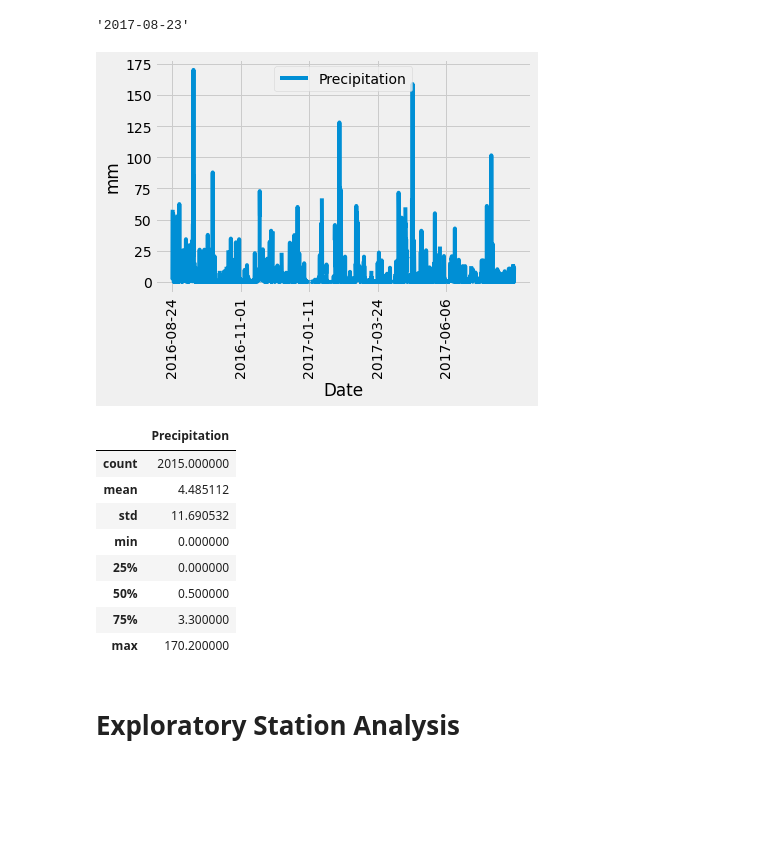
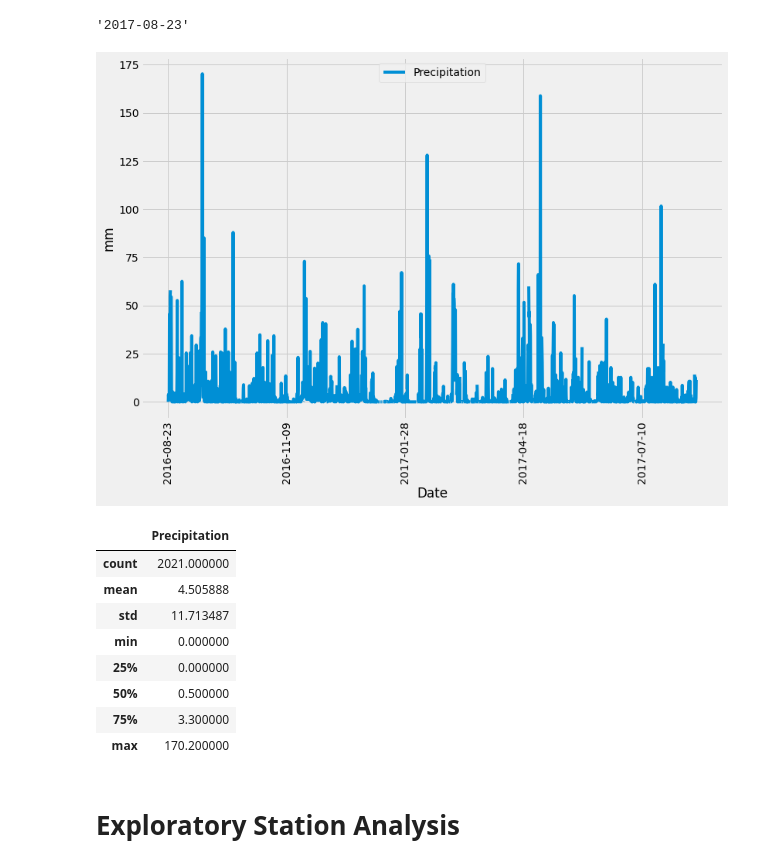
Before and after one commit to AnushDeCosta/sqlalchemy-SurfsUp-Analysis, a Jupyter notebook: SurfsUp/climate_Final.ipynb, the cells around one changed output. Saved outputs shown, nothing was run; the diff lists cells and outputs as text; code cells hidden in the pictures; blank space fills up the shorter version.

```diff
--- a/SurfsUp/climate_Final.ipynb
+++ b/SurfsUp/climate_Final.ipynb
@@ -47,37 +47,37 @@ most_recent_date
 # %%
 # Design a query to retrieve the last 12 months of precipitation data and plot the results.
 # Starting from the most recent data point in the database.
 
 # Calculate the date one year from the last date in data set.
-one_year_ago = dt.datetime.strptime(most_recent_date, '%Y-%m-%d') - dt.timedelta(days=365)
+one_year_ago = dt.datetime.strptime(most_recent_date, '%Y-%m-%d') - dt.timedelta(days=366)
 
 # Perform a query to retrieve the data and precipitation scores
 precipitation_query = session.query(Measurement.date, Measurement.prcp).filter(Measurement.date >= one_year_ago).order_by(Measurement.date)
 
 # Save the query results as a Pandas DataFrame and set the index to the date column
 precipitation_df = pd.DataFrame(precipitation_query, columns=['Date', 'Precipitation'])
 precipitation_df.set_index('Date', inplace=True)
 
 # Sort the dataframe by date
-precipitation_df = precipitation_df.sort_values(by='Date')
+precipitation_df.sort_index(inplace=True)
 
 # Use Pandas Plotting with Matplotlib to plot the data
-precipitation_df.reset_index(inplace = True)
-precipitation_df.plot(x='Date', y='Precipitation',
-                      kind='line', rot=90, xticks=precipitation_df.index[::len(precipitation_df.index) // 5 + 1])
+precipitation_df.plot(figsize=(12, 8))
 plt.xlabel('Date')
 plt.ylabel('mm')
+plt.xticks(rotation=90)
+plt.legend(loc="upper center")
 plt.show()
 # %% [output]
-[figure, old version]
+[figure, new version]
 # %%
 # Use Pandas to calcualte the summary statistics for the precipitation data
 precipitation_df.describe()
 # %% [output]
 |  | Precipitation |
-| count | 2015.000000 |
-| mean | 4.485112 |
-| std | 11.690532 |
+| count | 2021.000000 |
+| mean | 4.505888 |
+| std | 11.713487 |
 | min | 0.000000 |
 | 25% | 0.000000 |
 | 50% | 0.500000 |
```
Also changed, not shown: parts of 1 cell of this notebook.
